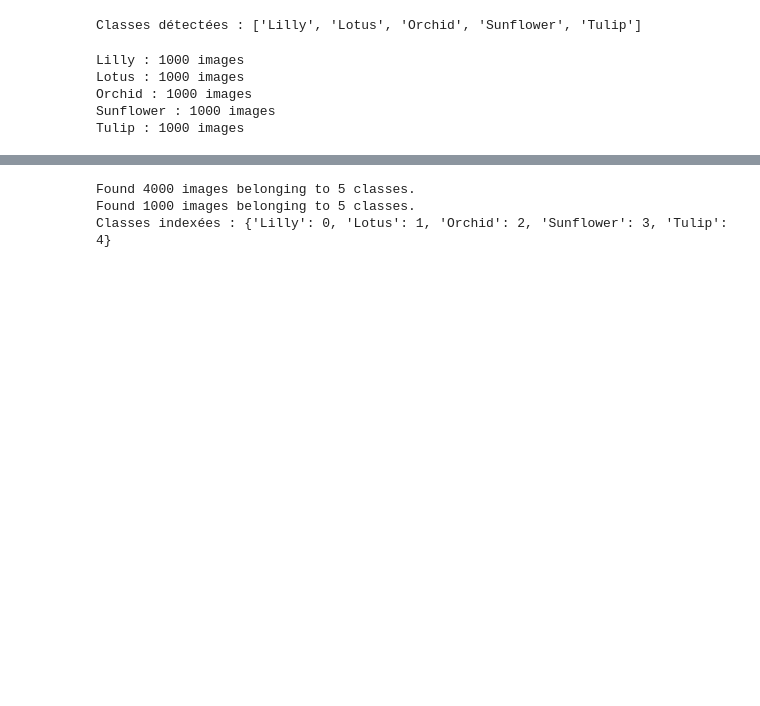
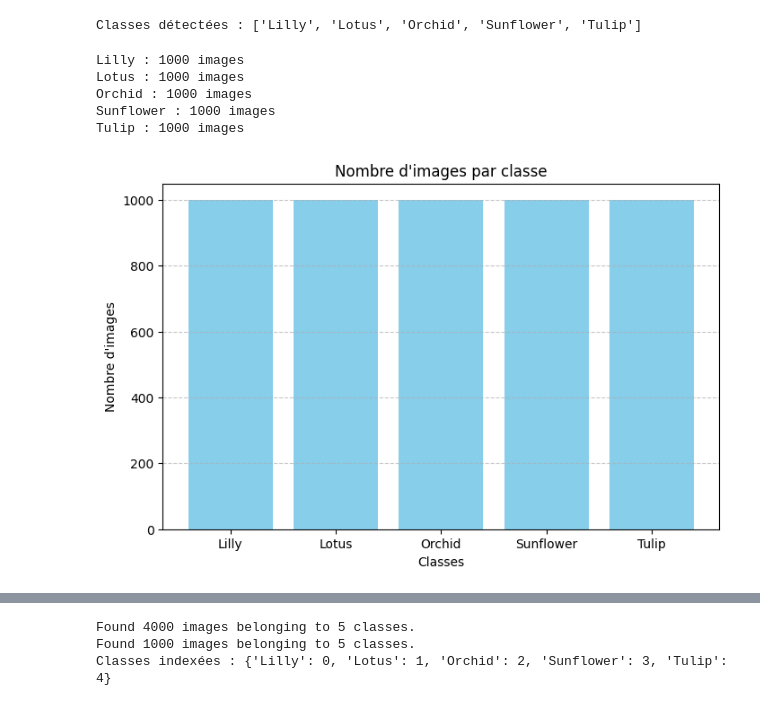
Before and after one commit to AimadOufares/Flower_Classification_Inception, a Jupyter notebook: code/01_data_exploration.ipynb, the cells around one changed output, grey strips where cells are left out. Drawn from its saved outputs; the diff is of its cells as text; code cells hidden in the pictures; blank space fills up the shorter version.

```diff
--- a/code/01_data_exploration.ipynb
+++ b/code/01_data_exploration.ipynb
@@ -22,17 +25,27 @@ print("Classes détectées :", classes)
 Classes détectées : ['Lilly', 'Lotus', 'Orchid', 'Sunflower', 'Tulip']
 # %%
 # ------------------------------------------------------------
-# 2. Nombre d’images par classe
+# 3. Nombre d’images par classe + graphique
 # ------------------------------------------------------------
+counts = [len(os.listdir(os.path.join(DATASET_PATH, cls))) for cls in classes]
 
-for cls in classes:
-    count = len(os.listdir(os.path.join(DATASET_PATH, cls)))
+for cls, count in zip(classes, counts):
     print(f"{cls} : {count} images")
+
+# Graphique
+plt.figure(figsize=(8,5))
+plt.bar(classes, counts, color='skyblue')
+plt.title("Nombre d'images par classe")
+plt.ylabel("Nombre d'images")
+plt.xlabel("Classes")
+plt.grid(axis='y', linestyle='--', alpha=0.7)
+plt.show()
 # %% [output]
 Lilly : 1000 images
 Lotus : 1000 images
 Orchid : 1000 images
 Sunflower : 1000 images
 Tulip : 1000 images
+[figure, added]
 # %%
 # ------------------------------------------------------------
```
Also changed, not shown: parts of 3 cells of this notebook, 3 other files.
